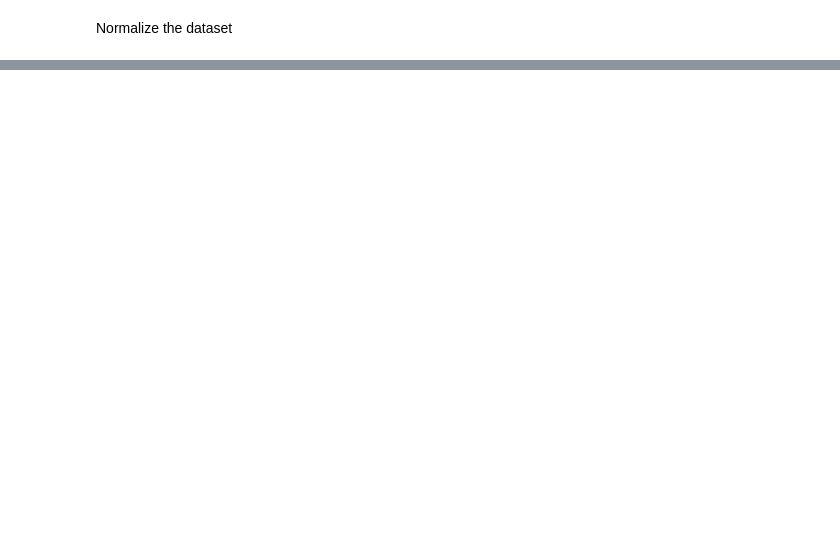
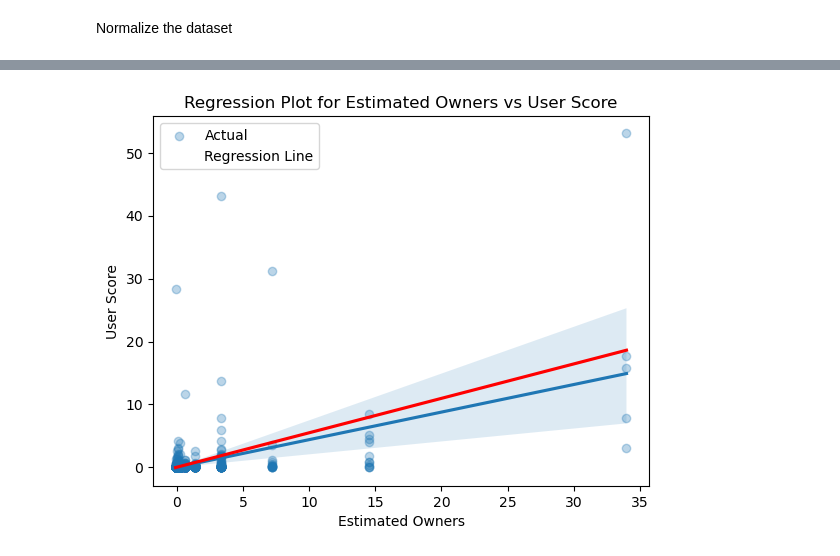
Before and after one commit to AlexOrtiz5/Games-Study, a Jupyter notebook: notebook/data_modeling.ipynb, the cells around one changed output, grey strips where cells are left out. Saved outputs shown, nothing was run; the diff lists cells and outputs as text; code cells hidden in the pictures; blank space fills up the shorter version.

```diff
--- a/notebook/data_modeling.ipynb
+++ b/notebook/data_modeling.ipynb
@@ -104,0 +348,19 @@ Index(['appid', 'name', 'release_date', 'estimated_owners', 'peak_ccu',
+# %%
+# Split the data into training and testing sets
+X_train, X_test, y_train, y_test = train_test_split(df_normalized[['estimated_owners', 'metacritic_score', 'user_score']], df_normalized['peak_ccu'], test_size=0.2, random_state=42)
+
+# Fit a linear regression model
+model_rgr = LinearRegression().fit(X_train, y_train)
+
+# Make predictions on the test set
+y_pred = model_rgr.predict(X_test)
+
+# Evaluate the model
+mse = mean_squared_error(y_test, y_pred)
+r2 = r2_score(y_test, y_pred)
+
+print(f'Mean Squared Error: {mse}')
+print(f'R-squared: {r2}')
+
+# Print the coefficients
+print(f'Intercept: {model_rgr.intercept_}, Coefficients: {model_rgr.coef_}')
@@ -104,0 +382,11 @@ Index(['appid', 'name', 'release_date', 'estimated_owners', 'peak_ccu',
+# %%
+# Regression plot
+sns.regplot(x=X_test['estimated_owners'], y=y_test, scatter_kws={'alpha': 0.3}, label='Actual')
+sns.regplot(x=X_test['estimated_owners'], y=y_pred, scatter_kws={'alpha': 0}, line_kws={'color': 'red'}, label='Regression Line')
+plt.title('Regression Plot for Estimated Owners vs User Score')
+plt.xlabel('Estimated Owners')
+plt.ylabel('User Score')
+plt.legend()
+plt.show()
+# %% [output]
+[figure, added]
```
Also changed, not shown: parts of 51 cells of this notebook.
